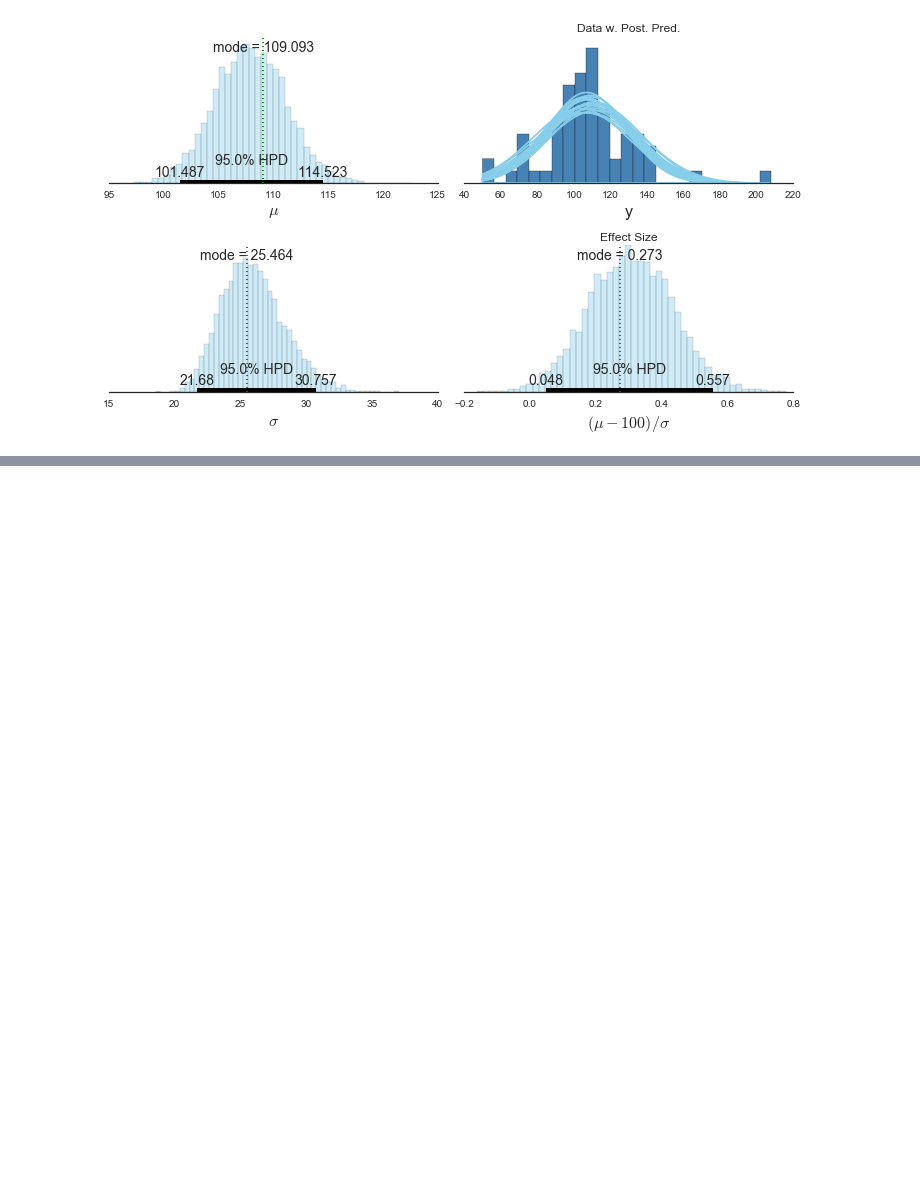
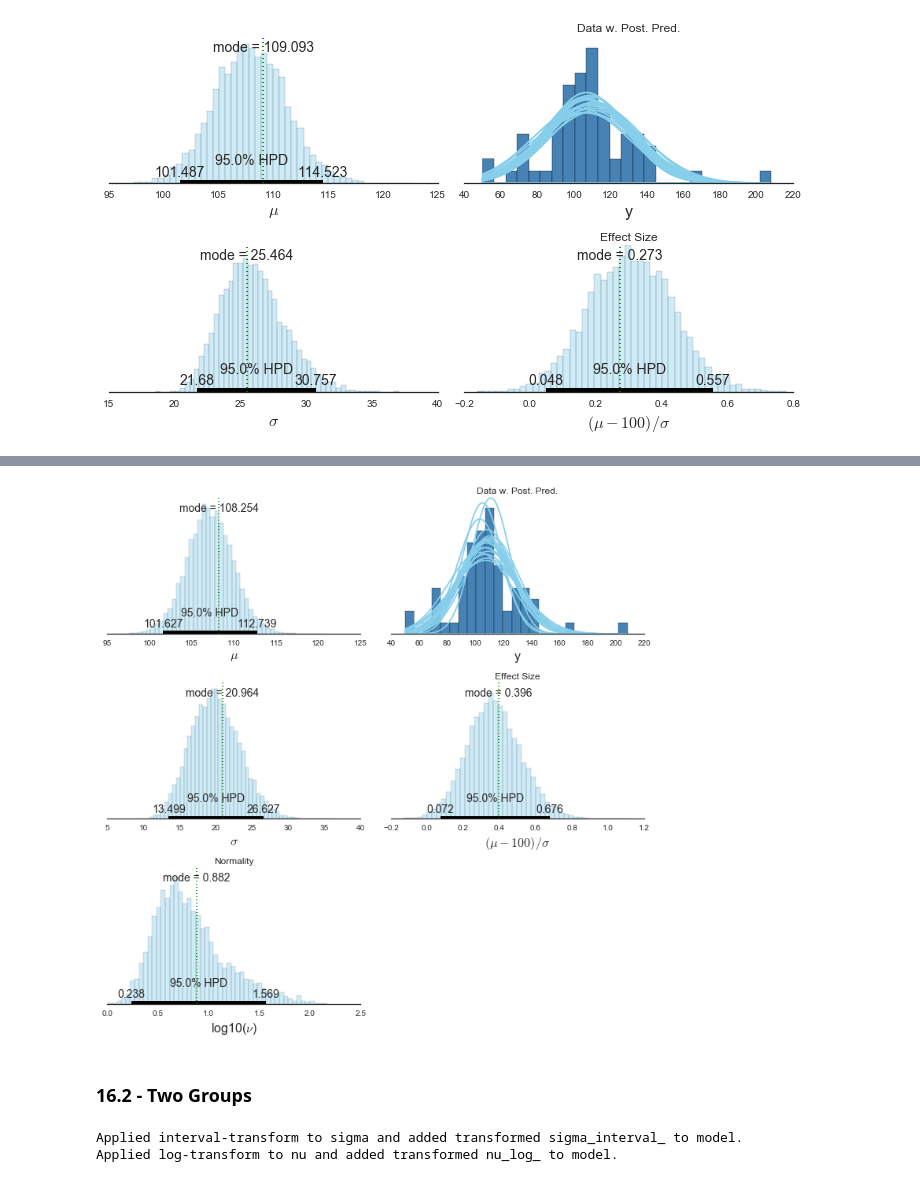
Before and after one commit to JWarmenhoven/DBDA-python, a Jupyter notebook: Notebooks/Chapter 16.ipynb, the cells around one changed output, grey strips where cells are left out. Saved outputs shown, nothing was run; the diff lists cells and outputs as text; code cells hidden in the pictures; blank space fills up the shorter version.

```diff
--- a/Notebooks/Chapter 16.ipynb
+++ b/Notebooks/Chapter 16.ipynb
@@ -153,0 +191,42 @@ plt.tight_layout();
+# %%
+fig, [(ax1, ax2), (ax3, ax4), (ax5, ax6)] = plt.subplots(3,2, figsize=(10,10))
+
+# Upper left
+plot_posterior(trace2['mu'][burnin:], ax=ax1)
+ax1.set_xlabel('$\mu$', fontdict={'size':16})
+
+# Upper right
+tr_len = len(trace2)
+n_curves = 20
+stepIdxVec = np.arange(0, tr_len, tr_len//n_curves)
+# 20 ranges in order to
+x_range = np.arange(y.min(), y.max())
+x = np.tile(x_range.reshape(-1,1), (1,20))
+
+ax2.hist(y, bins=25, normed=True, color='steelblue')
+ax2.plot(x, norm.pdf(x, trace2['mu'][stepIdxVec], trace2['sigma'][stepIdxVec]), c='#87ceeb')
+ax2.set_xlabel('y', fontdict={'size':16})
+ax2.set_title('Data w. Post. Pred.')
+[ax2.spines[spine].set_visible(False) for spine in ['left', 'right', 'top']]
+ax2.yaxis.set_visible(False)
+
+# Middle left
+plot_posterior(trace2['sigma'][burnin:], ax=ax3)
+ax3.set_xlabel('$\sigma$', fontdict={'size':16})
+
+# Middle right
+plot_posterior((trace2['mu'][burnin:]-100)/trace2['sigma'][burnin:], ax=ax4)
+ax4.set_title('Effect Size')
+ax4.set_xlabel('$(\mu - 100)/\sigma$', fontdict={'size':16})
+
+# Lower left
+plot_posterior(np.log10(trace2['nu'])[burnin:], ax=ax5)
+ax5.set_title('Normality')
+ax5.set_xlabel(r'log10($\nu$)', fontdict={'size':16})
+
+plt.tight_layout();
+ax6.set_visible(False)
+# %% [output]
+[figure, added]
+# %% [markdown]
+### 16.2 - Two Groups
@@ -153,0 +239,11 @@ plt.tight_layout();
+# %%
+with pmc.Model() as model3:
+    mu = pmc.Normal('mu', df.Score.mean(), sd=df.Score.std(), shape=n_grps)
+    sigma = pmc.Uniform('sigma', df.Score.std()/1000, df.Score.std()*1000, shape=n_grps)
+    nu = pmc.Exponential('nu', 1/29)
+
+    # PyMC's Normal likelihood can take either precision or standard deviation as an argument.
+    likelihood = pmc.StudentT('likelihood', nu,  mu[grp_idx], sd=sigma[grp_idx], observed=df.Score)
+# %% [output]
+Applied interval-transform to sigma and added transformed sigma_interval_ to model.
+Applied log-transform to nu and added transformed nu_log_ to model.
```
Also changed, not shown: parts of 14 cells of this notebook.
